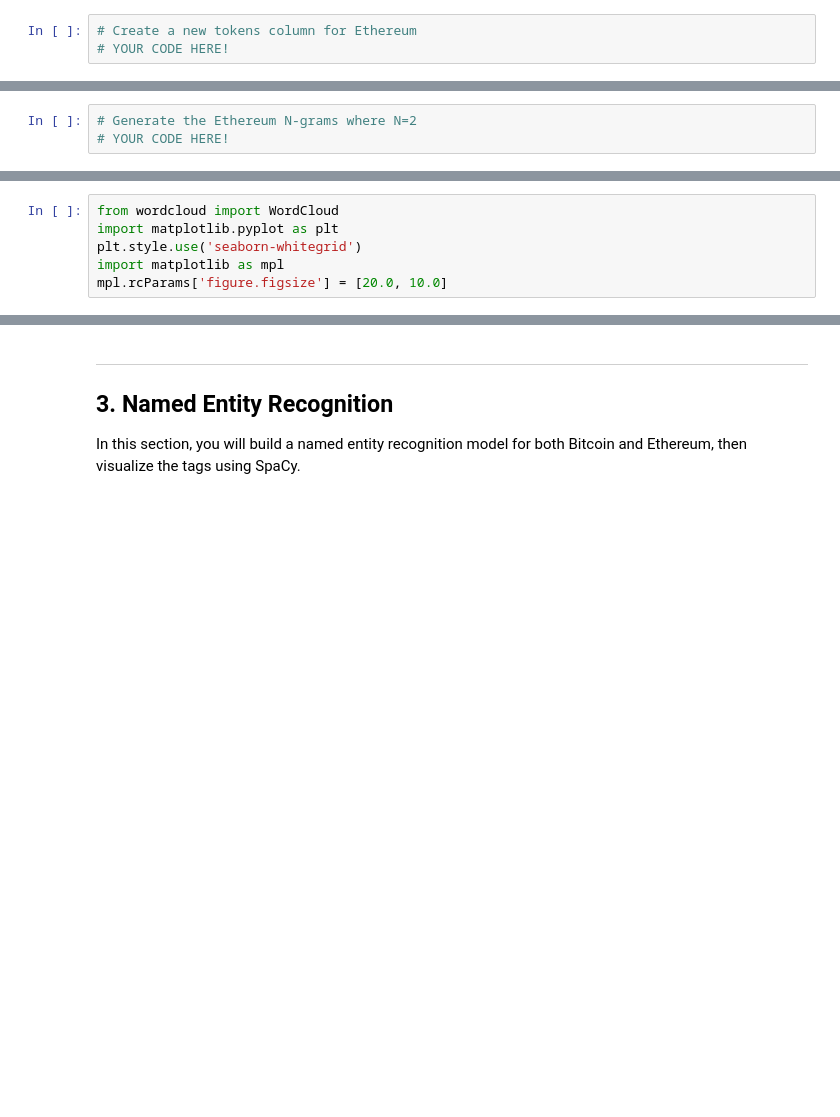
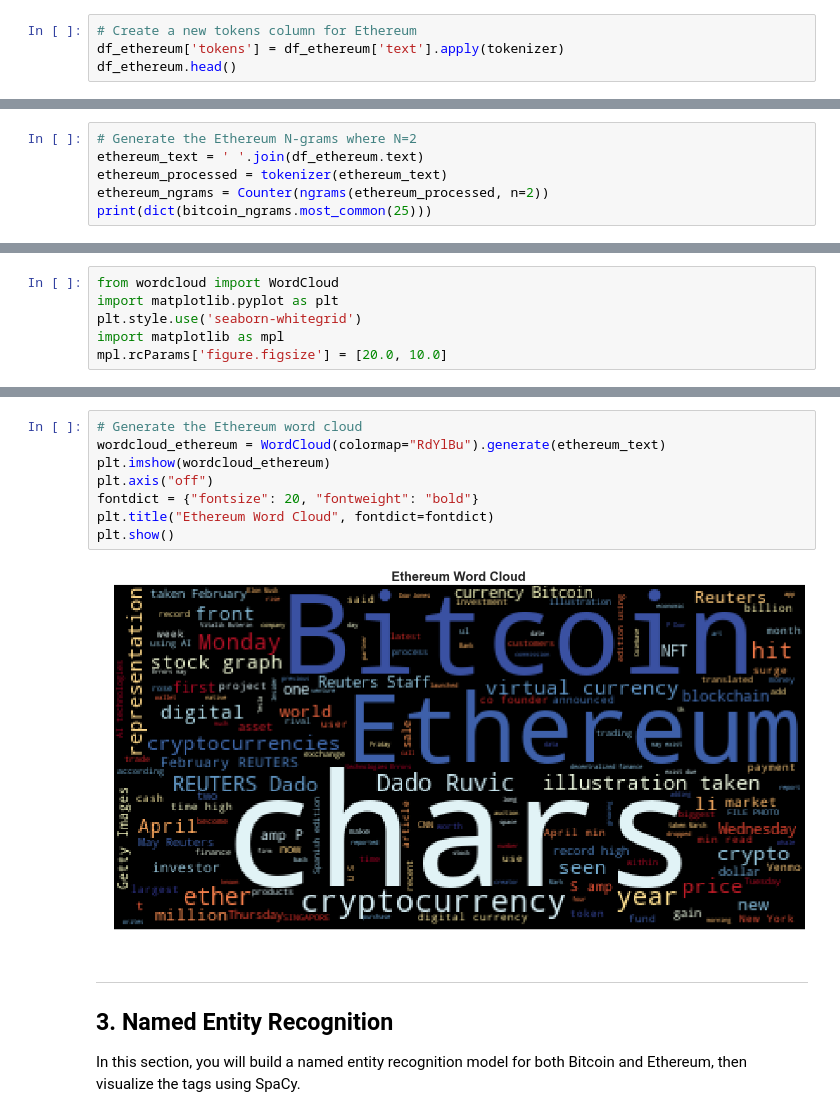
Before and after one commit to tabenny/crypto_sentiment_nlp, a Jupyter notebook: crypto_sentiment.ipynb, the cells around one changed output, grey strips where cells are left out. Saved outputs shown, nothing was run; the diff lists cells and outputs as text; blank space fills up the shorter version.

```diff
--- a/crypto_sentiment.ipynb
+++ b/crypto_sentiment.ipynb
@@ -213,3 +230,4 @@ def tokenizer(text):
 # %%
 # Create a new tokens column for Ethereum
-# YOUR CODE HERE!
+df_ethereum['tokens'] = df_ethereum['text'].apply(tokenizer)
+df_ethereum.head()
@@ -231,3 +261,6 @@ from nltk import ngrams
 # %%
 # Generate the Ethereum N-grams where N=2
-# YOUR CODE HERE!
+ethereum_text = ' '.join(df_ethereum.text)
+ethereum_processed = tokenizer(ethereum_text)
+ethereum_ngrams = Counter(ngrams(ethereum_processed, n=2))
+print(dict(bitcoin_ngrams.most_common(25)))
@@ -263,3 +308,13 @@ mpl.rcParams['figure.figsize'] = [20.0, 10.0]
+# %%
+# Generate the Ethereum word cloud
+wordcloud_ethereum = WordCloud(colormap="RdYlBu").generate(ethereum_text)
+plt.imshow(wordcloud_ethereum)
+plt.axis("off")
+fontdict = {"fontsize": 20, "fontweight": "bold"}
+plt.title("Ethereum Word Cloud", fontdict=fontdict)
+plt.show()
+# %% [output]
+[figure, added]
 # %% [markdown]
 ---
 ## 3. Named Entity Recognition
```
Also changed, not shown: parts of 24 cells of this notebook.
